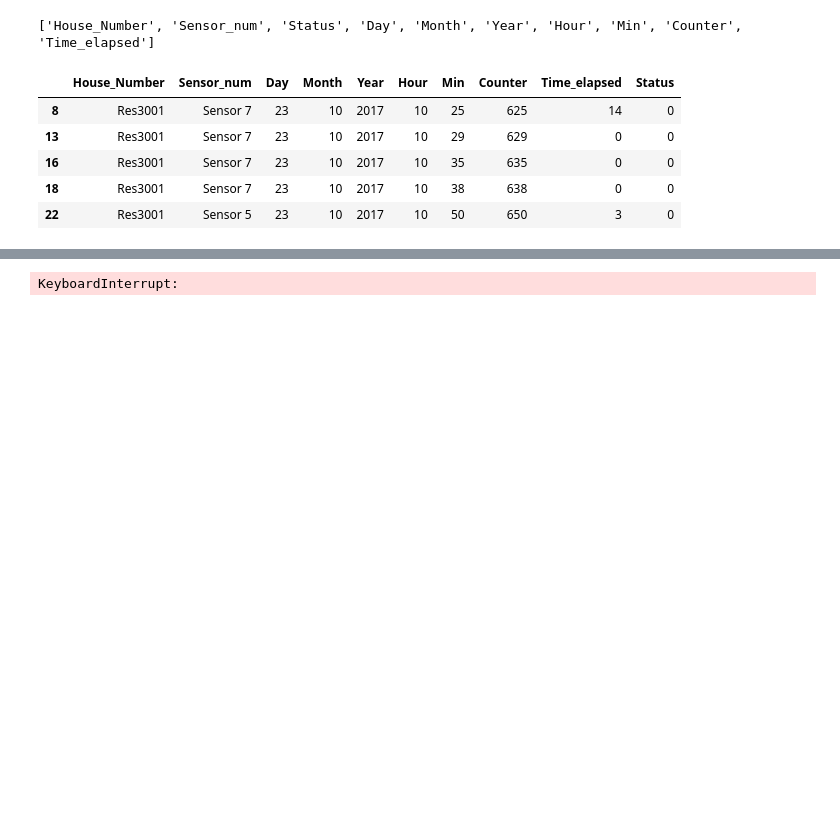
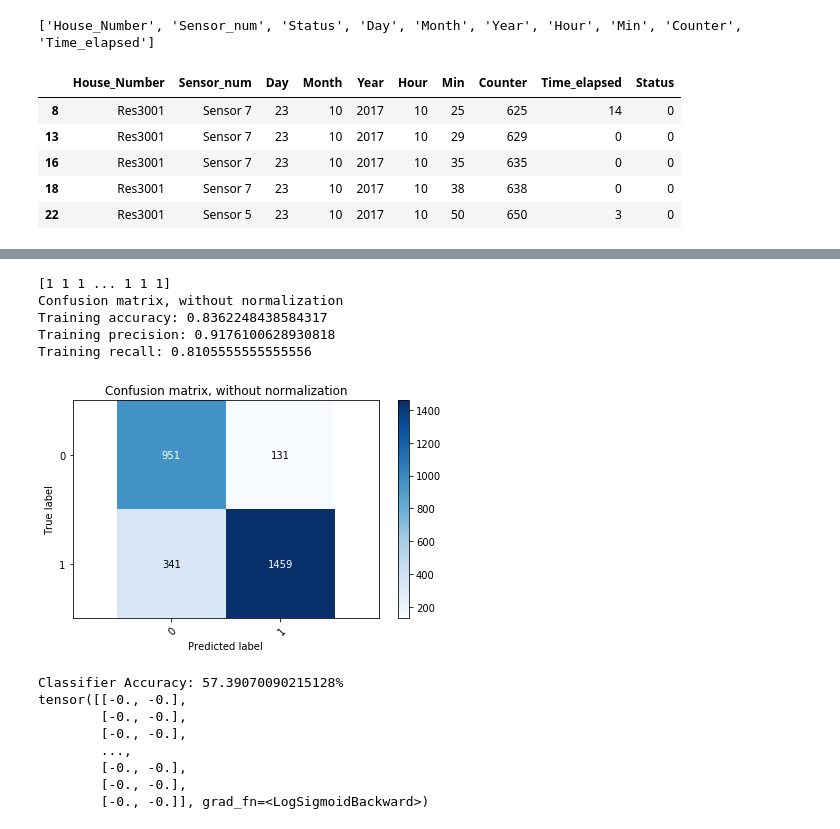
Before and after one commit to aorbani/SmartCity_DS, a Jupyter notebook: new.ipynb, the cells around one changed output, grey strips where cells are left out. Drawn from its saved outputs; the diff is of its cells as text; code cells hidden in the pictures; blank space fills up the shorter version.

```diff
--- a/new.ipynb
+++ b/new.ipynb
@@ -356,3 +448,43 @@ for i in y_pred:
+# %%
+y_pred=clf.predict(X_test.values.reshape(-1,1))
+print(y_pred)
+ax,cm = plot_confusion_matrix(y_test, y_pred, classes= np.array([0,1]))
+
+def get_accuracies(cm):
+
+    tn = cm[0,0]
+    fp = cm[0,1]
+    tp = cm[1,1]
+    fn = cm[1,0]
+
+
+    # Training Accuracy
+    trainacc = (tp+tn)/(tp+tn+fp+fn)
+
+    print('Training accuracy:', trainacc)
+
+
+    # Precision
+    precision = tp /(tp+fp)
+
+    print('Training precision:', precision)
+
+    #Recall
+    recall = tp /(tp+fn)
+
+    print('Training recall:', recall)
+
+
+
+
+get_accuracies(cm)
+# %% [output]
+[1 1 1 ... 1 1 1]
+Confusion matrix, without normalization
+Training accuracy: 0.8362248438584317
+Training precision: 0.9176100628930818
+Training recall: 0.8105555555555556
+[figure, added]
 # %%
 import torch
 from IPython.display import clear_output
@@ -385,22 +517,26 @@ class NonLinearModel(torch.nn.Module):
         super().__init__()
 
         # Neural Network Architecture: 40 hidden units
-        self.dense1 = torch.nn.Linear(in_features=num_features, out_features=20*num_classes)
+        self.dense1 = torch.nn.Linear(in_features=num_features, out_features=40*num_classes)
         self.activation1 = torch.nn.LogSigmoid()
-        self.dense2 = torch.nn.Linear(in_features=20*num_classes, out_features=num_classes)
+        self.dense2 = torch.nn.Linear(in_features=40*num_classes, out_features=40*num_classes)
         self.activation2 = torch.nn.LogSigmoid()
+        self.dense3 = torch.nn.Linear(in_features=40*num_classes, out_features=num_classes)
+        self.activation3 = torch.nn.LogSigmoid()
 
     def forward(self, X):
         X = self.dense1(X)
         X = self.activation1(X)
         X = self.dense2(X)
         X = self.activation2(X)
+        X = self.dense3(X)
+        X = self.activation3(X)
         return X
 
 
 num_features = X.shape[1]
-num_classes = 3
-max_iter = 1000
+num_classes = 2
+max_iter = 10000
 model = NonLinearModel(num_features, num_classes)
 optimizer = torch.optim.SGD(model.parameters(), lr=1e-2)
 criterion = torch.nn.CrossEntropyLoss()
@@ -428,6 +564,13 @@ X_test = torch.FloatTensor(X_test)
 y_test = torch.LongTensor(y_test)
 y_pred=model(X_test)
 print(y_pred)
-ax,cm = plot_confusion_matrix(y_test, y_pred, classes= np.array([0,1,2]))
+#ax,cm = plot_confusion_matrix(y_test, y_pred, classes= np.array([0,1]))
 # %% [output]
-KeyboardInterrupt:
+Classifier Accuracy: 57.39070090215128%
+tensor([[-0., -0.],
+        [-0., -0.],
+        [-0., -0.],
+        ...,
+        [-0., -0.],
+        [-0., -0.],
+        [-0., -0.]], grad_fn=<LogSigmoidBackward>)
```
Also changed, not shown: parts of 12 cells of this notebook, 2 other files.
